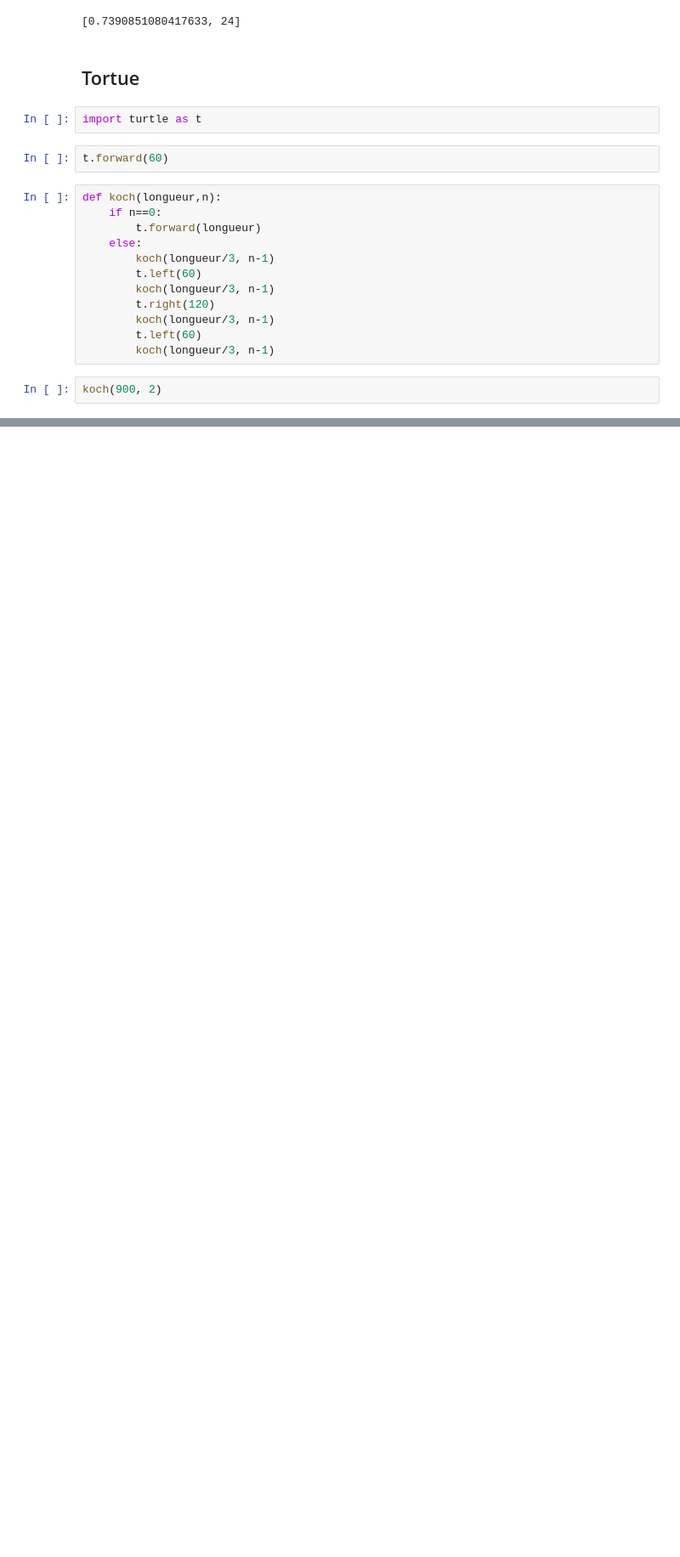
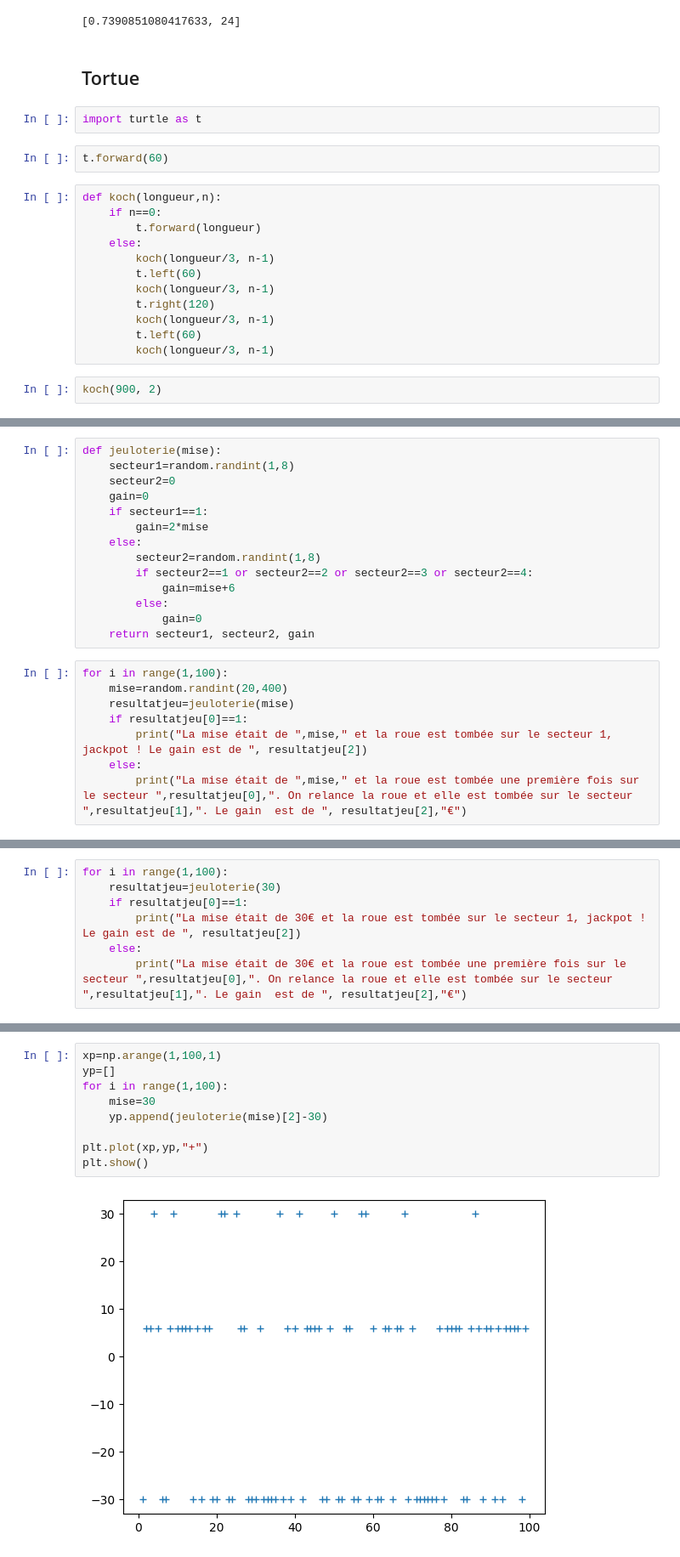
Before and after one commit to Falite/Notebooks-Jupyter, a Jupyter notebook: MEE Degree/Exercices-Python-CC.ipynb, the cells around one changed output, grey strips where cells are left out. Shown at 85% size. Drawn from its saved outputs; the diff is of its cells as text; blank space fills up the shorter version.

```diff
--- a/MEE Degree/Exercices-Python-CC.ipynb
+++ b/MEE Degree/Exercices-Python-CC.ipynb
@@ -61,0 +66,22 @@ koch(900, 2)
+# %%
+def jeuloterie(mise):
+    secteur1=random.randint(1,8)
+    secteur2=0
+    gain=0
+    if secteur1==1:
+        gain=2*mise
+    else:
+        secteur2=random.randint(1,8)
+        if secteur2==1 or secteur2==2 or secteur2==3 or secteur2==4:
+            gain=mise+6
+        else:
+            gain=0
+    return secteur1, secteur2, gain
+# %%
+for i in range(1,100):
+    mise=random.randint(20,400)
+    resultatjeu=jeuloterie(mise)
+    if resultatjeu[0]==1:
+        print("La mise était de ",mise," et la roue est tombée sur le secteur 1, jackpot ! Le gain est de ", resultatjeu[2])
+    else:
+        print("La mise était de ",mise," et la roue est tombée une première fois sur le secteur ",resultatjeu[0],". On relance la roue et elle est tombée sur le secteur ",resultatjeu[1],". Le gain  est de ", resultatjeu[2],"€")
@@ -61,0 +106,7 @@ koch(900, 2)
+# %%
+for i in range(1,100):
+    resultatjeu=jeuloterie(30)
+    if resultatjeu[0]==1:
+        print("La mise était de 30€ et la roue est tombée sur le secteur 1, jackpot ! Le gain est de ", resultatjeu[2])
+    else:
+        print("La mise était de 30€ et la roue est tombée une première fois sur le secteur ",resultatjeu[0],". On relance la roue et elle est tombée sur le secteur ",resultatjeu[1],". Le gain  est de ", resultatjeu[2],"€")
@@ -61,0 +131,11 @@ koch(900, 2)
+# %%
+xp=np.arange(1,100,1)
+yp=[]
+for i in range(1,100):
+    mise=30
+    yp.append(jeuloterie(mise)[2]-30)
+
+plt.plot(xp,yp,"+")
+plt.show()
+# %% [output]
+[figure, added]
```
Also changed, not shown: parts of 5 cells of this notebook, 4 other files.
